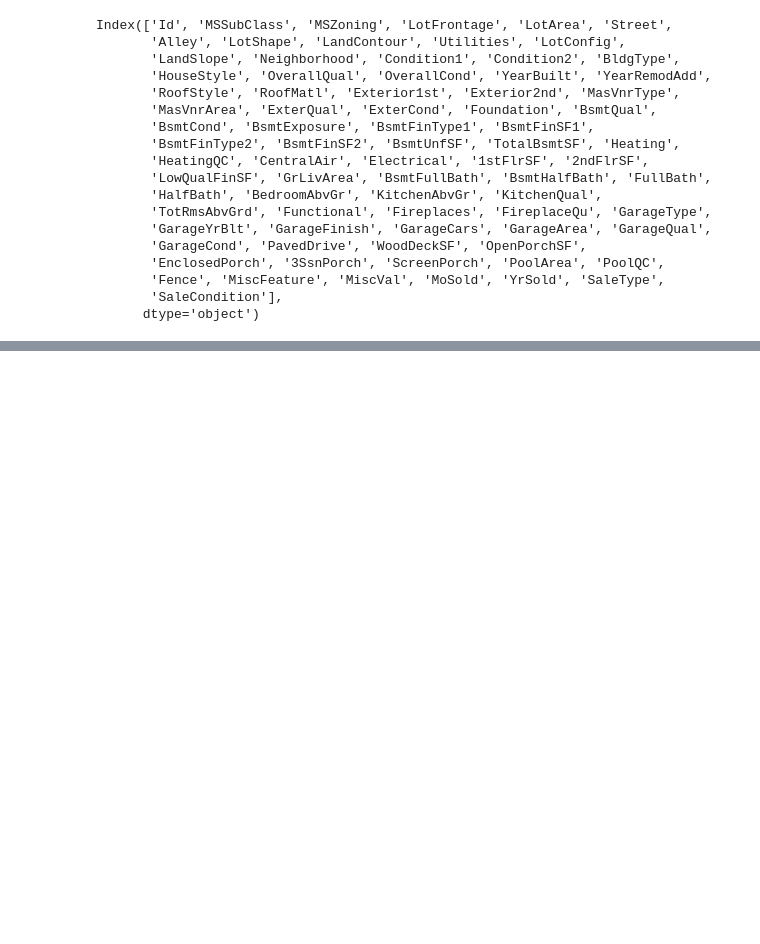
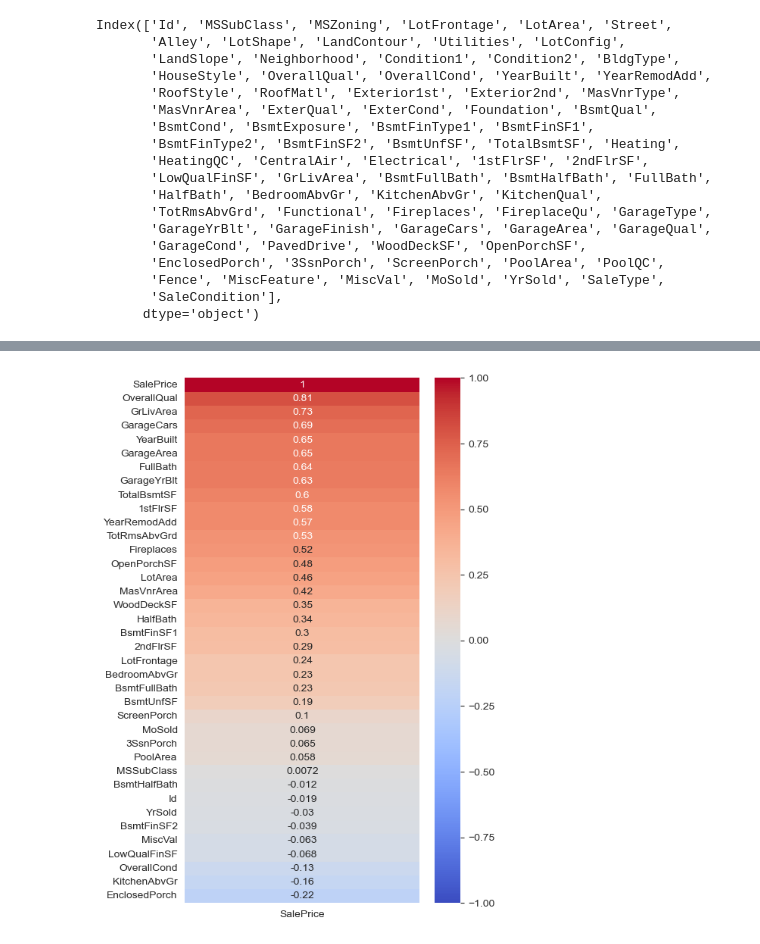
Before and after one commit to fabricio-inoue/House-Prices---Regression, a Jupyter notebook: House-pricing.ipynb, the cells around one changed output, grey strips where cells are left out. Cells and saved outputs as stored; diff of their text form; code cells hidden in the pictures; blank space fills up the shorter version.

Commit message:
data-visualization1

```diff
--- a/House-pricing.ipynb
+++ b/House-pricing.ipynb
@@ -60,0 +105,4 @@ Index(['Id', 'MSSubClass', 'MSZoning', 'LotFrontage', 'LotArea', 'Street',
+# %%
+train_df.replace('NA', np.nan, inplace=True)
+
+train_df.replace( np.nan, 0 ,inplace=True)
@@ -60,0 +124,8 @@ Index(['Id', 'MSSubClass', 'MSZoning', 'LotFrontage', 'LotArea', 'Street',
+# %%
+def corr_heatmap(df, corr_type, size=[5,9]):
+    plt.figure(figsize=(size[0], size[1]))
+    sns.heatmap(df.corr(corr_type)[['SalePrice']].sort_values('SalePrice', ascending=False), annot=True, cmap='coolwarm', vmin=-1, vmax=1)
+# %%
+corr_heatmap(train_df, 'spearman')
+# %% [output]
+[figure, added]
```
Also changed, not shown: parts of 27 cells of this notebook.
